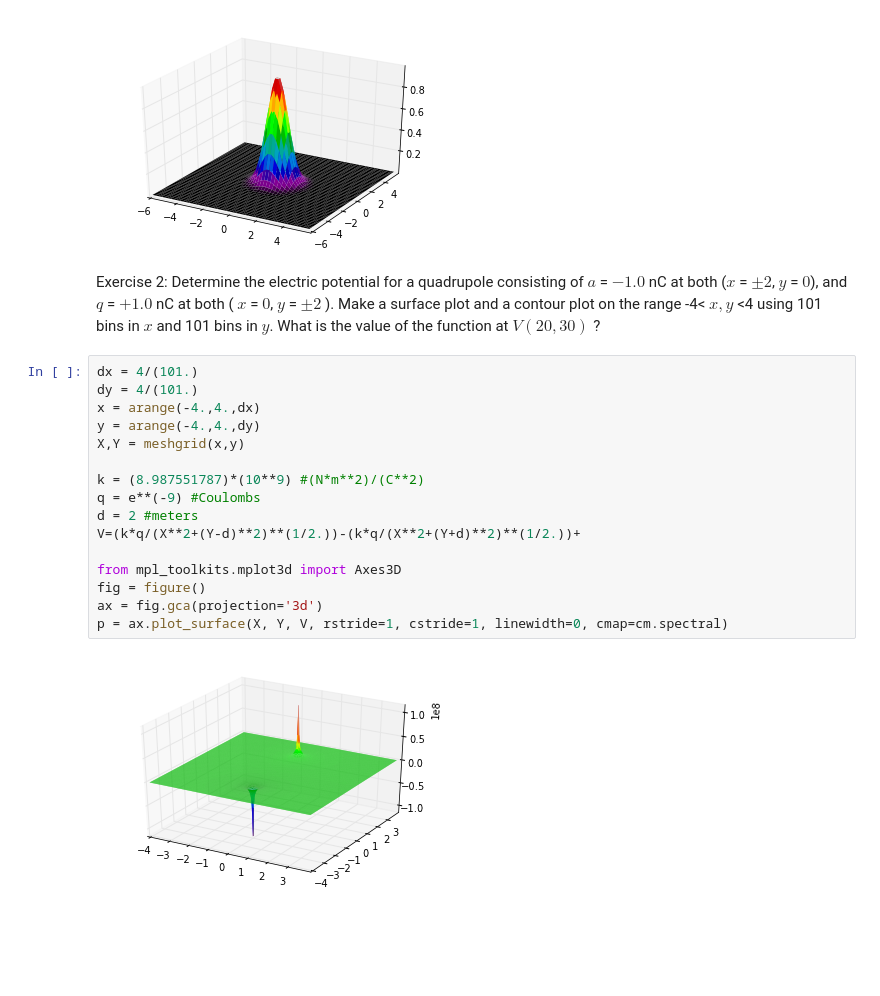
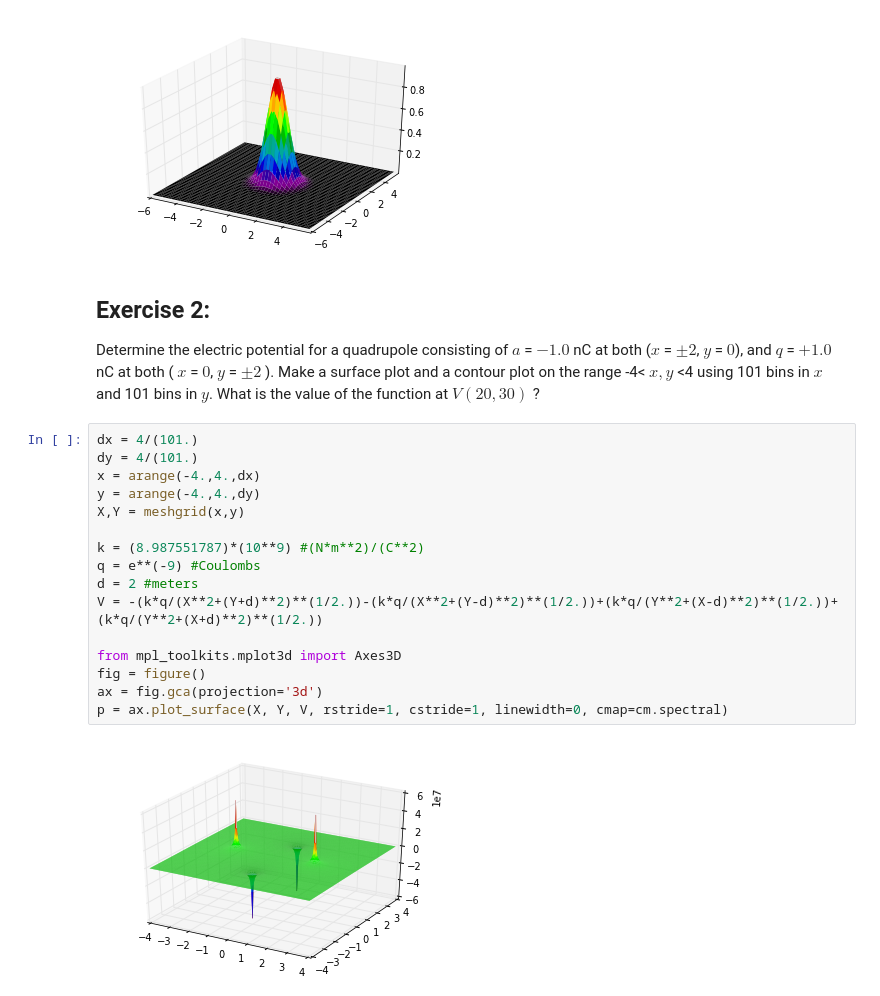
Before and after one commit to btaoPhys202/Phys202-S13, a Jupyter notebook: Week4/Tuesday_Notes.ipynb, the cells around one changed output. Drawn from its saved outputs; the diff is of its cells as text; blank space fills up the shorter version.

Commit message:
Added Exercises from Tuesday to GitHub

```diff
--- a/Week4/Tuesday_Notes.ipynb
+++ b/Week4/Tuesday_Notes.ipynb
@@ -93,22 +100,24 @@ p = ax.plot_surface(X, Y, G, rstride=1, cstride=1, linewidth=0, cmap=cm.spectral
 # %% [output]
 [figure]
 # %% [markdown]
-Exercise 2: Determine the electric potential for a quadrupole consisting of $a$ = $-1.0$ nC at both ($x$ = $\pm2$, $y$ = $0$), and $ q$ = $+1.0$ nC at both ( $ x $ = $0$, $y$ = $\pm2 $ ). Make a surface plot and a contour plot on the range -4< $ x,y $ <4 using 101 bins in $ x $ and 101 bins in $ y $. What is the value of the function at $V(20,30)$    ?
+Exercise 2:
+-
+Determine the electric potential for a quadrupole consisting of $a$ = $-1.0$ nC at both ($x$ = $\pm2$, $y$ = $0$), and $ q$ = $+1.0$ nC at both ( $ x $ = $0$, $y$ = $\pm2 $ ). Make a surface plot and a contour plot on the range -4< $ x,y $ <4 using 101 bins in $ x $ and 101 bins in $ y $. What is the value of the function at $V(20,30)$    ?
 # %%
 dx = 4/(101.)
 dy = 4/(101.)
 x = arange(-4.,4.,dx)
 y = arange(-4.,4.,dy)
 X,Y = meshgrid(x,y)
 
 k = (8.987551787)*(10**9) #(N*m**2)/(C**2)
 q = e**(-9) #Coulombs
 d = 2 #meters
-V=(k*q/(X**2+(Y-d)**2)**(1/2.))-(k*q/(X**2+(Y+d)**2)**(1/2.))+
+V = -(k*q/(X**2+(Y+d)**2)**(1/2.))-(k*q/(X**2+(Y-d)**2)**(1/2.))+(k*q/(Y**2+(X-d)**2)**(1/2.))+(k*q/(Y**2+(X+d)**2)**(1/2.))
 
 from mpl_toolkits.mplot3d import Axes3D
 fig = figure()
 ax = fig.gca(projection='3d')
 p = ax.plot_surface(X, Y, V, rstride=1, cstride=1, linewidth=0, cmap=cm.spectral)
 # %% [output]
-[figure, old version]
+[figure, new version]
```
Also changed, not shown: parts of 8 cells of this notebook.
